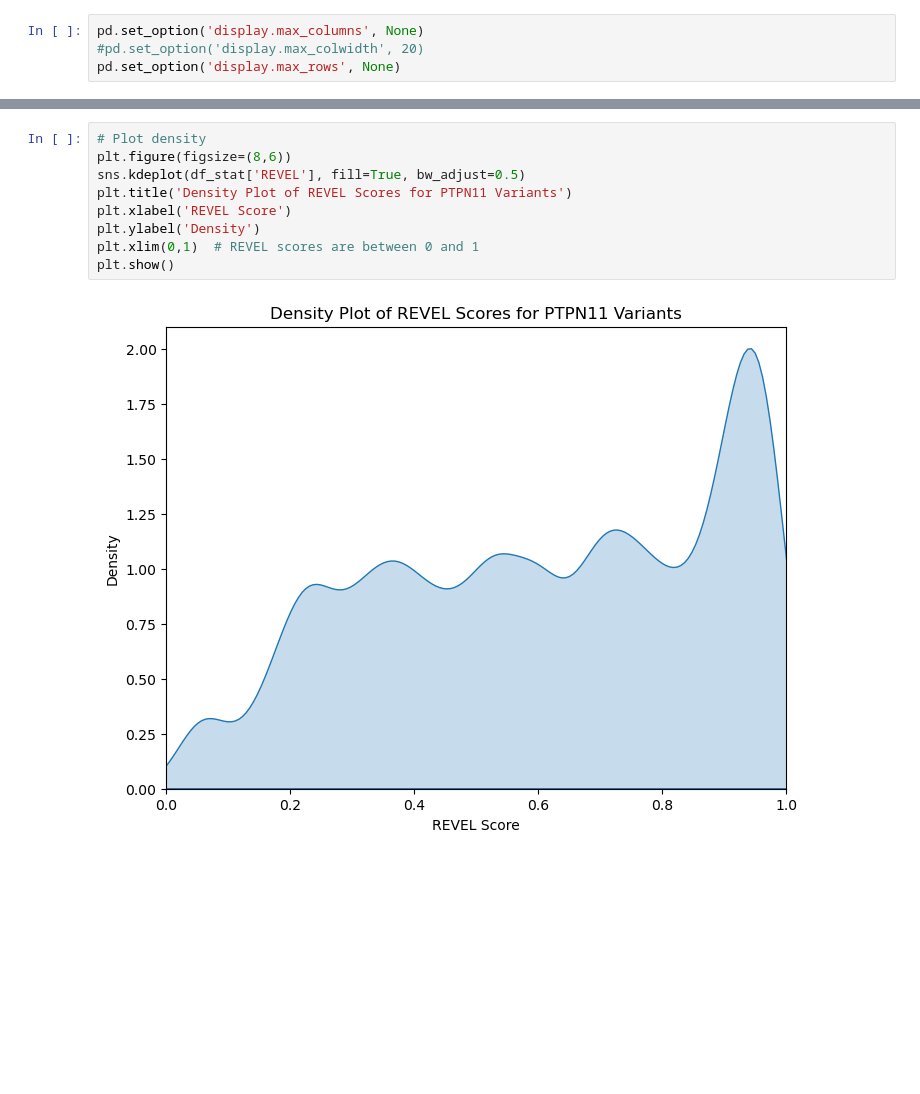
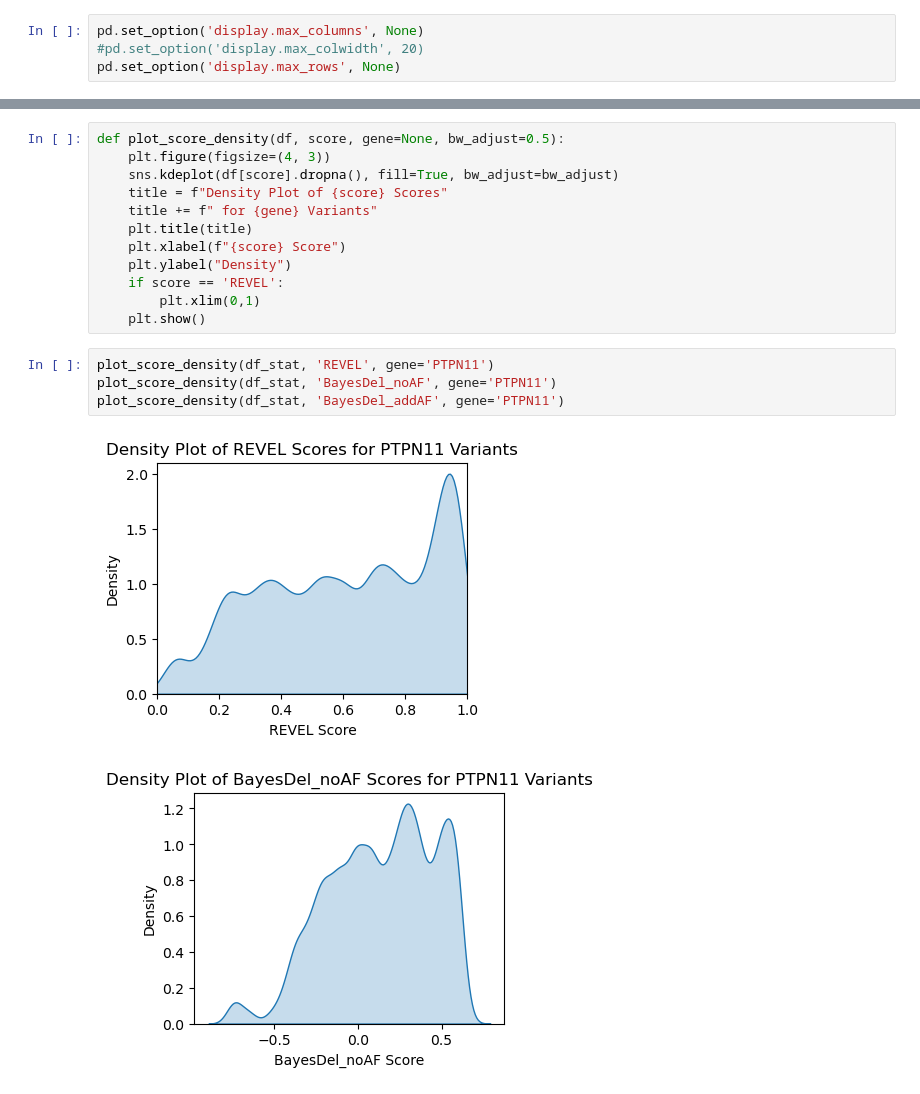
Before and after one commit to CEBElwes/ModellingRasopathies, a Jupyter notebook: PTPN11_statscores.ipynb, the cells around one changed output, grey strips where cells are left out. Saved outputs shown, nothing was run; the diff lists cells and outputs as text; blank space fills up the shorter version.

```diff
--- a/PTPN11_statscores.ipynb
+++ b/PTPN11_statscores.ipynb
@@ -33,11 +39,19 @@ df_stat
 # %%
-# Plot density
-plt.figure(figsize=(8,6))
-sns.kdeplot(df_stat['REVEL'], fill=True, bw_adjust=0.5)
-plt.title('Density Plot of REVEL Scores for PTPN11 Variants')
-plt.xlabel('REVEL Score')
-plt.ylabel('Density')
-plt.xlim(0,1)  # REVEL scores are between 0 and 1
-plt.show()
+def plot_score_density(df, score, gene=None, bw_adjust=0.5):
+    plt.figure(figsize=(4, 3))
+    sns.kdeplot(df[score].dropna(), fill=True, bw_adjust=bw_adjust)
+    title = f"Density Plot of {score} Scores"
+    title += f" for {gene} Variants"
+    plt.title(title)
+    plt.xlabel(f"{score} Score")
+    plt.ylabel("Density")
+    if score == 'REVEL':
+        plt.xlim(0,1)
+    plt.show()
-# %% [output]
-[figure, removed]
+# %%
+plot_score_density(df_stat, 'REVEL', gene='PTPN11')
+plot_score_density(df_stat, 'BayesDel_noAF', gene='PTPN11')
+plot_score_density(df_stat, 'BayesDel_addAF', gene='PTPN11')
+# %% [output]
+[figure, added]
+[figure, added]
```
Also changed, not shown: parts of 32 cells of this notebook, 1 other file.
